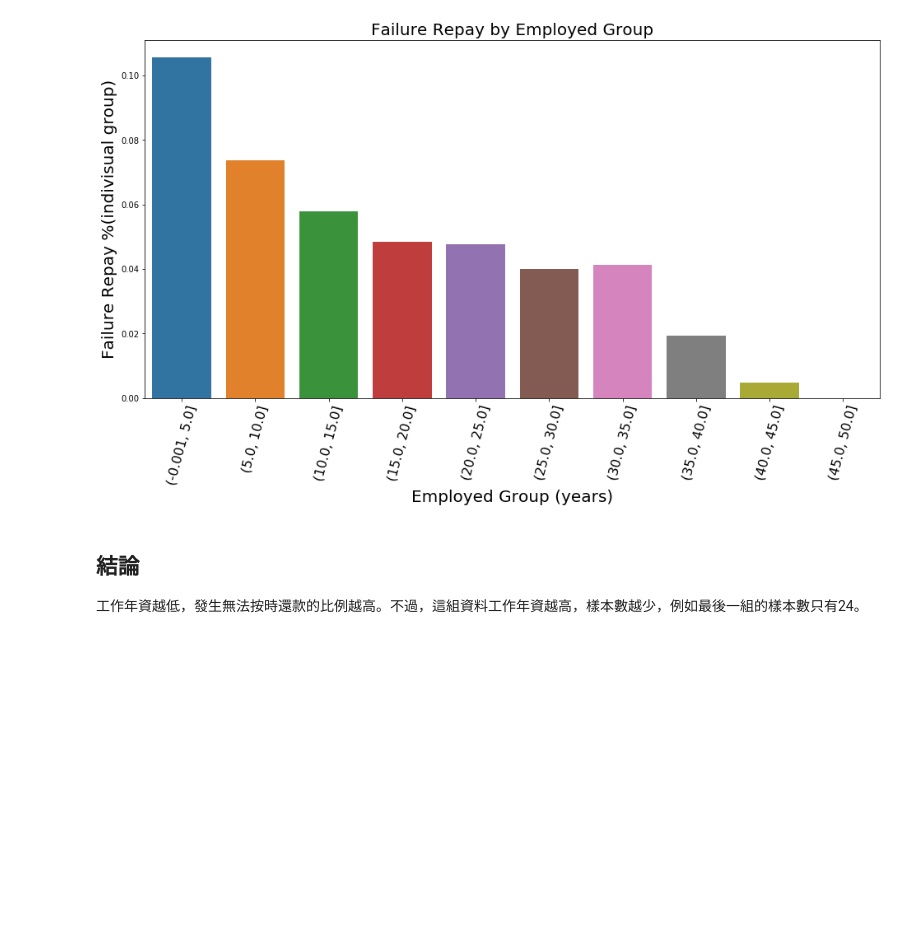
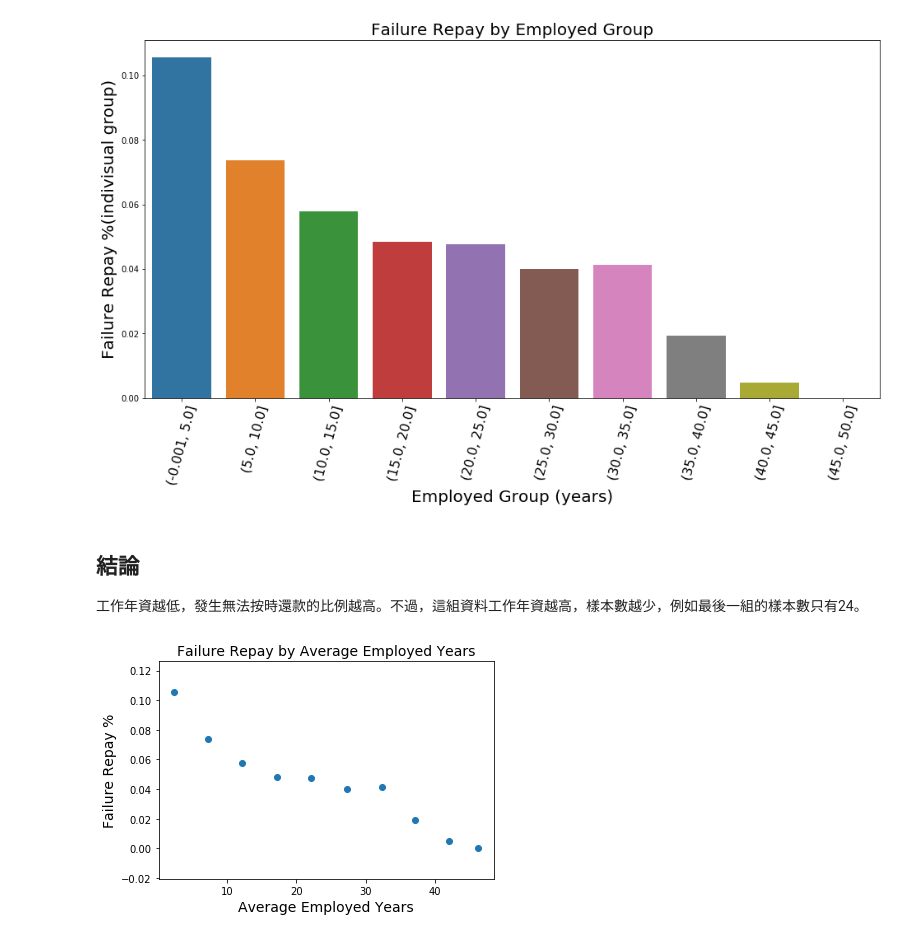
Before and after one commit to andyphy/2nd-ML100Days, a Jupyter notebook: homework/Day_013_HW.ipynb, the cells around one changed output. Drawn from its saved outputs; the diff is of its cells as text; code cells hidden in the pictures; blank space fills up the shorter version.

Commit message:
Update Day13 HW, new add scatter plot

```diff
--- a/homework/Day_013_HW.ipynb
+++ b/homework/Day_013_HW.ipynb
@@ -172,3 +172,13 @@ plt.show()
 # %% [markdown]
 ## 結論
 工作年資越低，發生無法按時還款的比例越高。不過，這組資料工作年資越高，樣本數越少，例如最後一組的樣本數只有24。
+# %%
+# 畫分布圖，平均工作年資 v.s. 還款失敗比例(比例的分母是以各組的人數當母體, 所以不同組的分母皆不同)
+plt.scatter(year_employed_group['YEARS_EMPLOYED'], year_employed_group['TARGET'])
+plt.xlabel('Average Employed Years', fontsize=14)
+plt.ylabel('Failure Repay %', fontsize=14)
+plt.title('Failure Repay by Average Employed Years', fontsize=14);
+
+plt.show()
+# %% [output]
+[figure, added]
```
